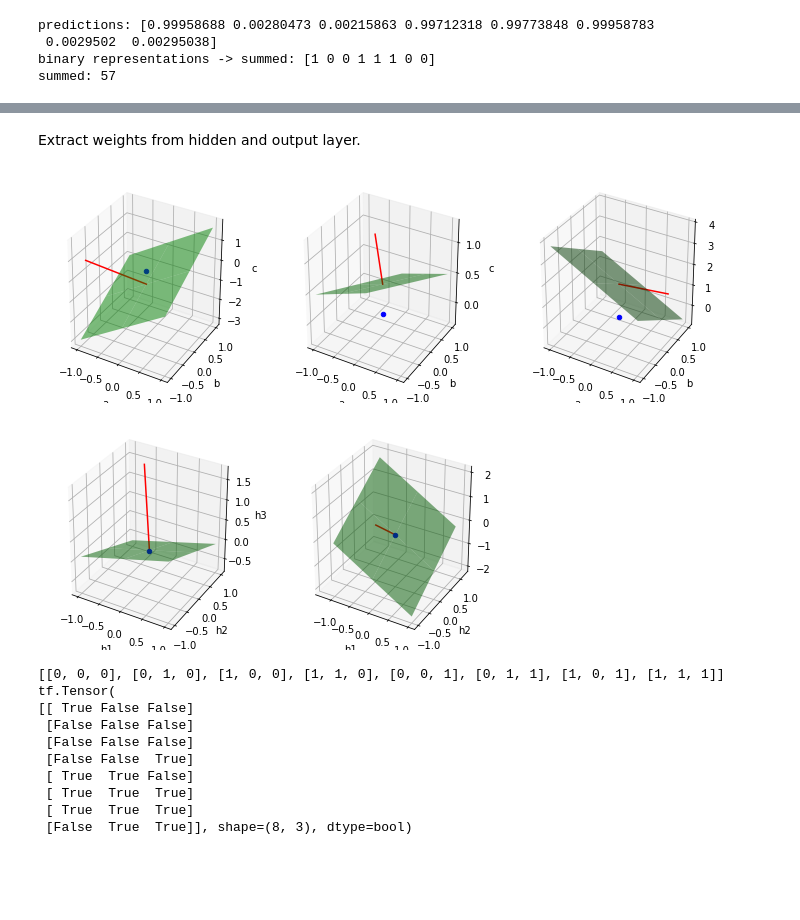
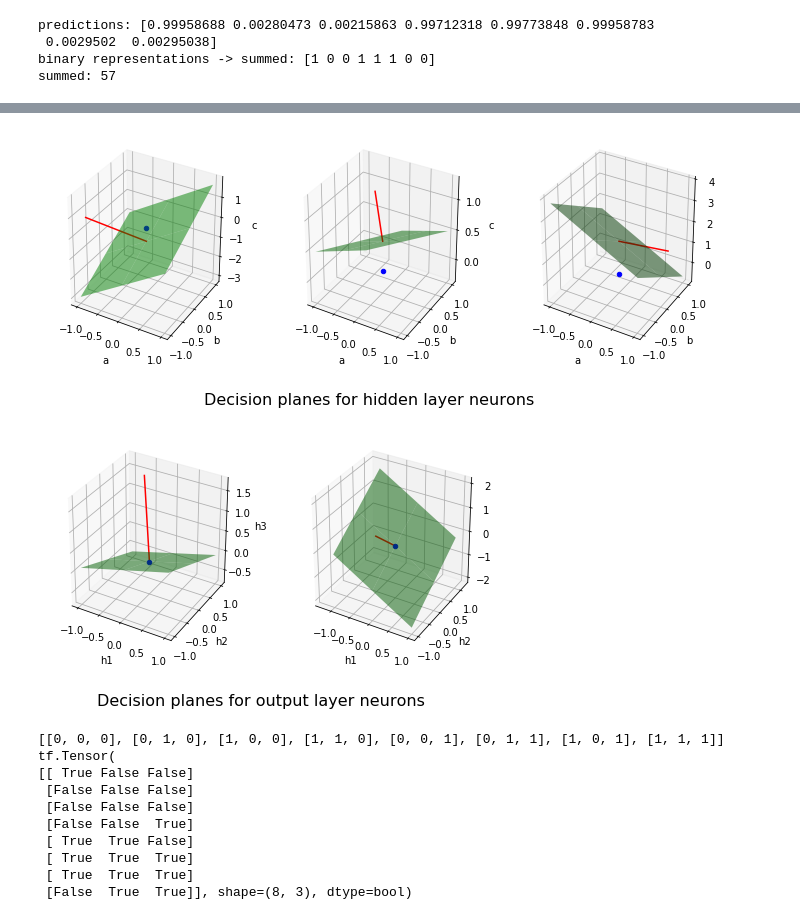
Before and after one commit to luckykadam/adder, a Jupyter notebook: full_adder.ipynb, the cells around one changed output, grey strips where cells are left out. Drawn from its saved outputs; the diff is of its cells as text; code cells hidden in the pictures; blank space fills up the shorter version.

```diff
--- a/full_adder.ipynb
+++ b/full_adder.ipynb
@@ -207,5 +221,3 @@ For plotting we are using `matplotlib` library.
 %matplotlib inline
 import matplotlib.pyplot as plt
 from mpl_toolkits import mplot3d
-# %% [markdown]
-Extract weights from hidden and output layer.
@@ -232,9 +238,10 @@ def get_neuron_decision_plane(weight, bias):
     normal = ((0, a * length), (0, b * length), (z_function(0, 0), c * length))
     return X, Y, Z, normal
 # %%
-def plot_decision_planes(weights, biases, labels):
+def plot_decision_planes(weights, biases, labels, title):
     n = len(weights)
     fig = plt.figure(figsize=plt.figaspect(1/n))
+    fig.suptitle(title, fontsize=16, y=-0.01)
     for i in range(n):
         X, Y, Z, normal = get_neuron_decision_plane(weights[i], biases[i])
         ax = fig.add_subplot(1, n, i+1, projection='3d')
@@ -246,12 +253,12 @@ def plot_decision_planes(weights, biases, labels):
         ax.set_zlabel(labels[2])
     plt.show()
 # %%
-plot_decision_planes(tf.transpose(hidden_weights), hidden_biases, ['a', 'b', 'c'])
+plot_decision_planes(tf.transpose(hidden_weights), hidden_biases, ['a', 'b', 'c'], "Decision planes for hidden layer neurons")
 # %% [output]
-[figure, old version]
+[figure, new version]
 # %%
-plot_decision_planes(tf.transpose(output_weights), output_biases, ['h1', 'h2', 'h3'])
+plot_decision_planes(tf.transpose(output_weights), output_biases, ['h1', 'h2', 'h3'], "Decision planes for output layer neurons")
 # %% [output]
-[figure, old version]
+[figure, new version]
 # %%
 print(x_samples)
```
Also changed, not shown: parts of 8 cells of this notebook.
